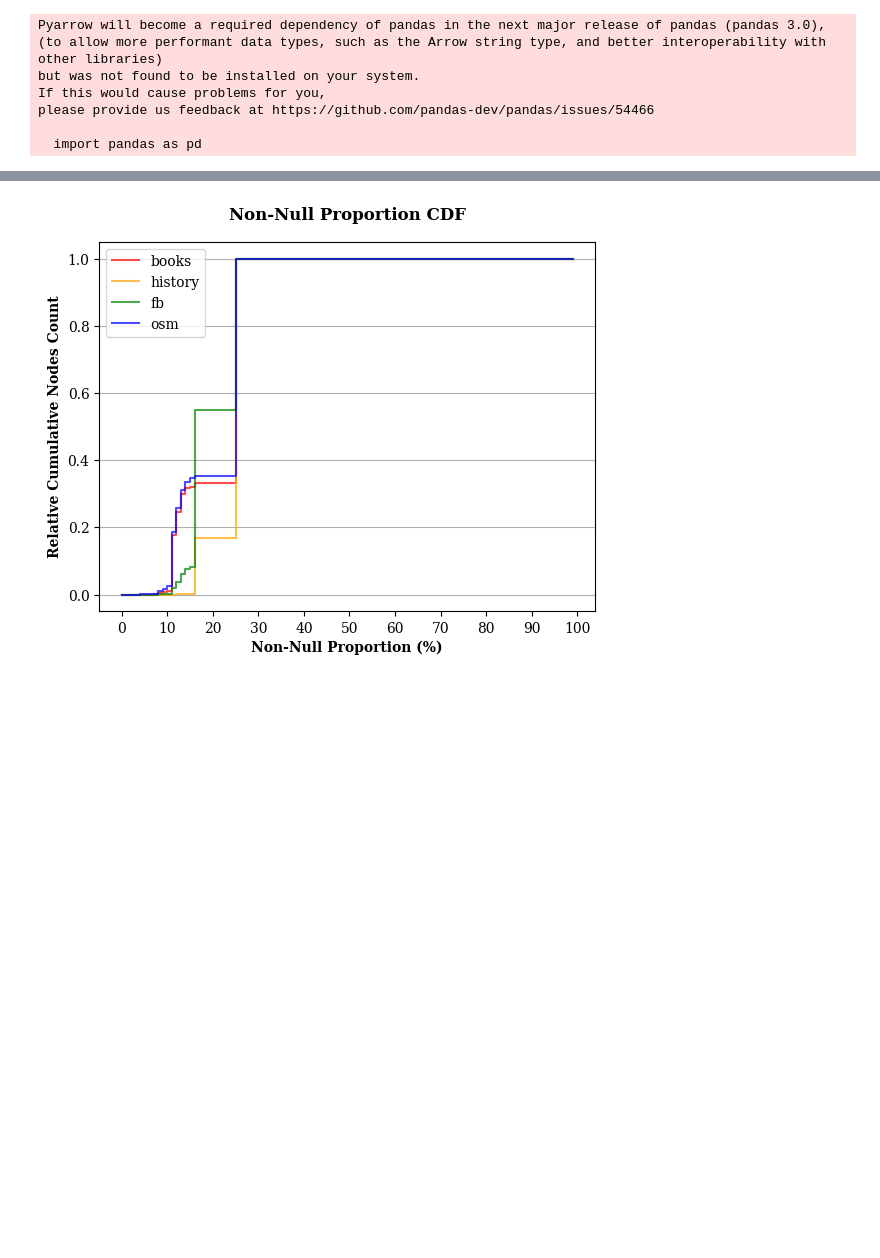
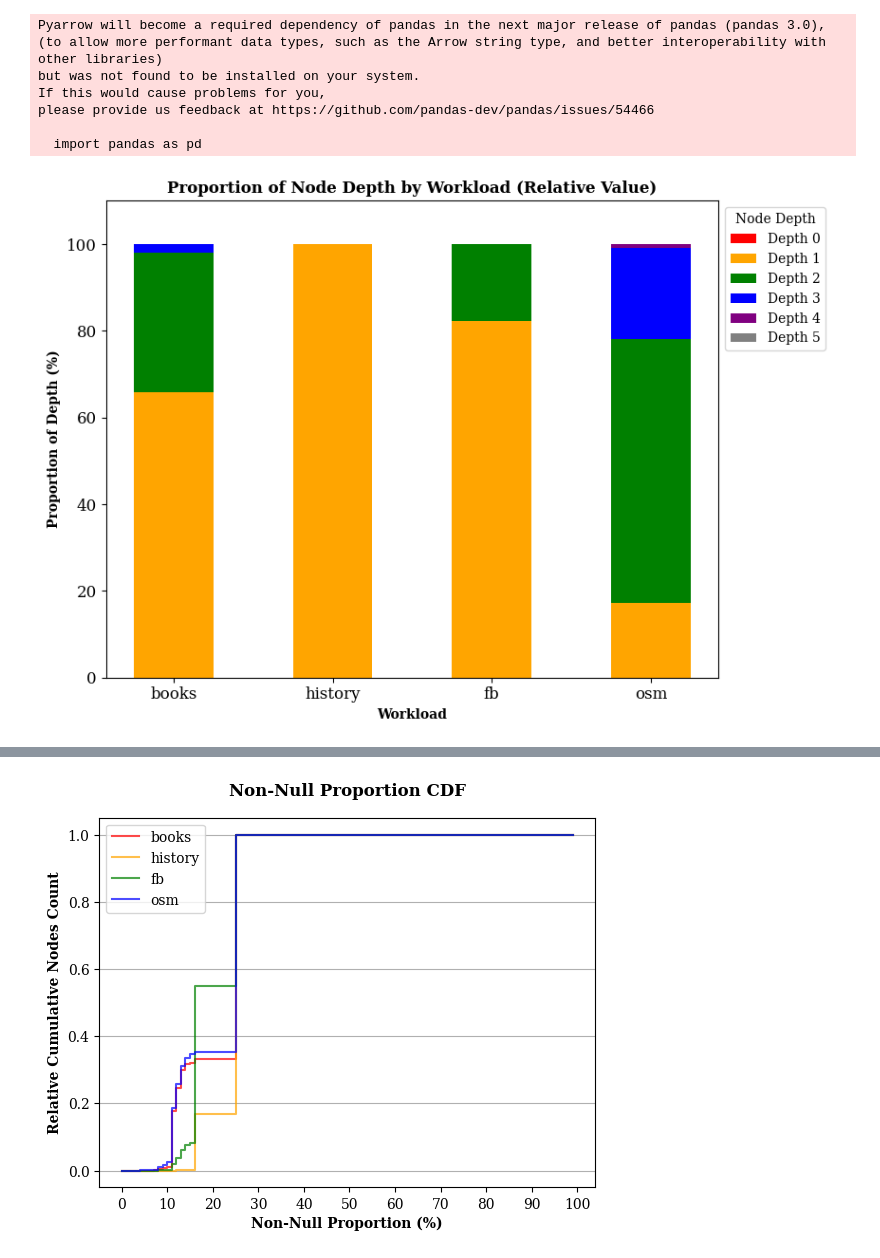
Before and after one commit to neokkk/GRE, a Jupyter notebook: scripts/cdf.ipynb, the cells around one changed output, grey strips where cells are left out. Cells and saved outputs as stored; diff of their text form; code cells hidden in the pictures; blank space fills up the shorter version.

```diff
--- a/scripts/cdf.ipynb
+++ b/scripts/cdf.ipynb
@@ -15,9 +15,93 @@ please provide us feedback at https://github.com/pandas-dev/pandas/issues/54466
 # %%
 datasets = ['books', 'history', 'fb', 'osm']
 # colors = ['#4E79A7', '#F28E2B', '#59A14F', '#E15759']
-colors = ['red', 'orange', 'green', 'blue']
+colors = ['red', 'orange', 'green', 'blue', 'purple', 'gray']
 
 build_path = os.path.join(os.path.dirname(os.path.dirname(os.path.abspath('__file__'))), 'build')
 
 plt.rcParams['font.family'] = 'serif'
 plt.rcParams['font.serif'] = ['Times New Roman'] + plt.rcParams['font.serif']
+# %%
+csv_file_names = [os.path.join(build_path, f'{dataset}.csv') for dataset in datasets]
+
+df_combined = pd.DataFrame()
+
+for i, file_name in enumerate(csv_file_names):
+    df = pd.read_csv(file_name)
+    # 'depth' 별로 개수를 계산하고 비율로 변환
+    depth_counts = df['depth'].value_counts(normalize=True).sort_index().rename_axis('depth').reset_index(name=f'proportion_{i}')
+    depth_counts[f'proportion_{i}'] *= 100  # 백분율로 변환
+    # 병합된 DataFrame에 추가
+    df_combined = pd.merge(df_combined, depth_counts, on='depth', how='outer') if not df_combined.empty else depth_counts
+
+df_combined.fillna(0, inplace=True)
+
+# print(df_combined)
+
+plt.figure(figsize=(10, 6))
+bar_width = 0.50
+indices = np.arange(len(datasets))
+
+bottom_proportion = np.zeros(len(datasets))
+
+for i in df_combined['depth']:
+    proportions = df_combined[[f'proportion_{j}' for j in range(len(datasets))]].loc[df_combined['depth'] == i].values.flatten()
+    plt.bar(indices, proportions, width=bar_width, bottom=bottom_proportion, label=f'Depth {i}', color=colors[i])
+    bottom_proportion += proportions
+
+ymax = plt.ylim()[1]
+plt.ylim(0, ymax * 1.1)
+
+plt.xlabel('Workload', fontweight='bold')
+plt.ylabel('Proportion of Depth (%)', fontweight='bold')
+plt.title('Proportion of Node Depth by Workload (Relative Value)', fontweight='bold')
+plt.xticks(indices, datasets, fontsize=12)
+plt.yticks(fontsize=12)
+plt.legend(loc='upper left', bbox_to_anchor=(1, 1), title='Node Depth')
+plt.tight_layout(rect=[0, 0, 0.85, 1])
+plt.show()
+
+### Absolute Value ###
+
+for i, file_name in enumerate(csv_file_names):
+    df = pd.read_csv(file_name)
+    # 'depth' 별로 개수를 계산
+    depth_counts = df['depth'].value_counts(normalize=False).sort_index().rename_axis('depth').reset_index(name=f'count_{i}')
+    # 병합된 DataFrame에 추가
+    df_combined = pd.merge(df_combined, depth_counts, on='depth', how='outer') if not df_combined.empty else depth_counts
+
+df_combined.fillna(0, inplace=True)
+# print(df_combined)
+
+def thousands_formatter(x, pos):
+    return '%1.0fk' % (x * 1e-3)
+
+formatter = FuncFormatter(thousands_formatter)
+
+plt.figure(figsize=(10, 6))
+bar_width = 0.50
+indices = np.arange(len(datasets))
+
+bottom_count = np.zeros(len(datasets))
+# colors = ['red', 'orange', 'green', 'blue']
+# color_cycle = itertools.cycle(colors)
+
+for i in df_combined['depth']:
+    counts = df_combined[[f'count_{j}' for j in range(len(datasets))]].loc[df_combined['depth'] == i].values.flatten()
+    plt.bar(indices, counts, width=bar_width, bottom=bottom_count, label=f'Depth {i}', color=colors[i])
+    bottom_count += counts
+
+ymax = plt.ylim()[1]
+plt.ylim(0, ymax * 1.1)
+
+plt.xlabel('Workload', fontweight='bold')
+plt.ylabel('Count of Depth', fontweight='bold')
+plt.title('Count of Node Depth by Workload (Absolute Value)', fontweight='bold')
+plt.xticks(indices, datasets, fontsize=12)
+plt.gca().yaxis.set_major_formatter(formatter)  # y축 포맷 적용
+plt.yticks(fontsize=12)
+plt.legend(loc='upper left', bbox_to_anchor=(1, 1), title='Node Depth')
+plt.tight_layout(rect=[0, 0, 0.85, 1])
+plt.show()
+# %% [output]
+[figure, added]
```
Also changed, not shown: parts of 1 cell of this notebook.
